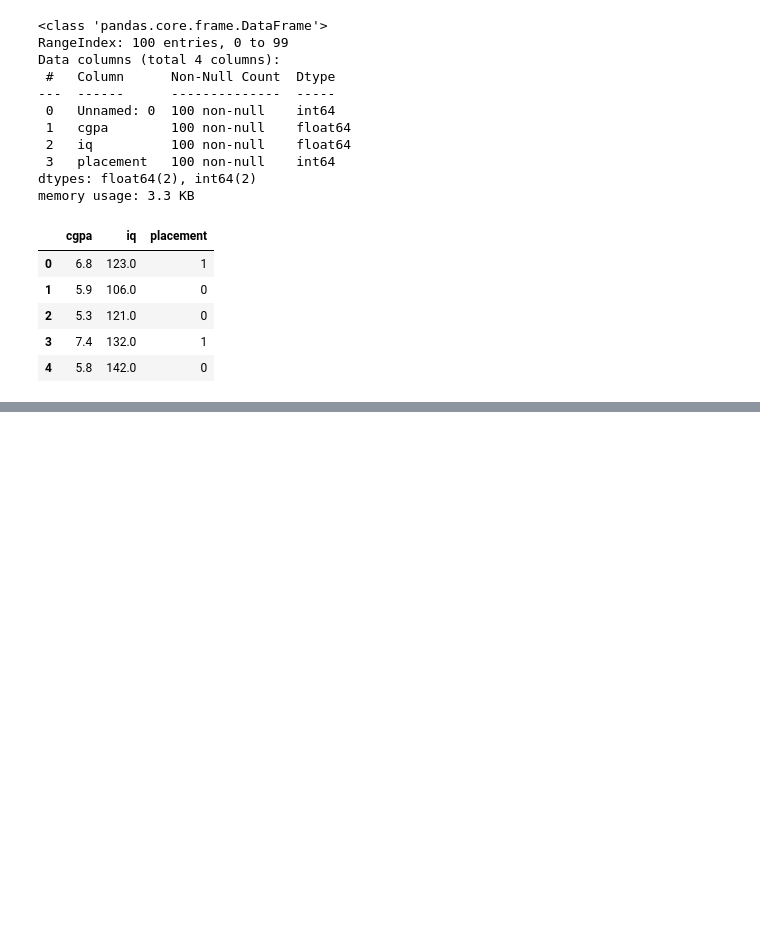
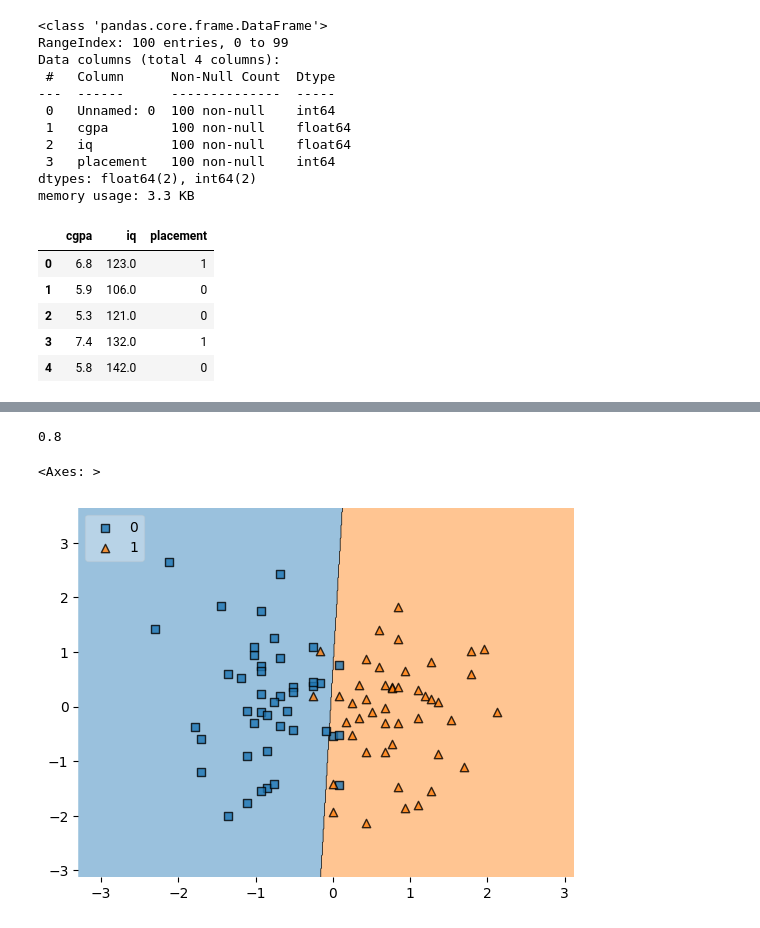
Before and after one commit to VarenyaVisen/ml-toy-project, a Jupyter notebook: cgpa.ipynb, the cells around one changed output, grey strips where cells are left out. Drawn from its saved outputs; the diff is of its cells as text; code cells hidden in the pictures; blank space fills up the shorter version.

```diff
--- a/cgpa.ipynb
+++ b/cgpa.ipynb
@@ -57,0 +144,9 @@ df.head()
+# %%
+# Scaling the data
+# many algorithms are sensitive to the scale of input features,
+# and scaling can improve their performance and efficiency
+from sklearn.preprocessing import StandardScaler
+
+scaler = StandardScaler()
+# %%
+X_train = scaler.fit_transform(X_train)
@@ -57,0 +179,8 @@ df.head()
+# %%
+# clf : classifier
+clf = LogisticRegression() # instantiating a model
+# %%
+# model training
+# X_train : features we are using to predict
+# y_train : actual correct values, basically target value which we will predict
+clf.fit(X_train,y_train)
@@ -57,0 +209,4 @@ df.head()
+# %%
+accuracy_score(y_test,y_pred)
+# %% [output]
+0.8
@@ -57,0 +215,5 @@ df.head()
+# %%
+plot_decision_regions(X_train, y_train.values, clf=clf, legend=2)
+# %% [output]
+<Axes: >
+[figure, added]
```
Also changed, not shown: parts of 18 cells of this notebook, 1 other file.
